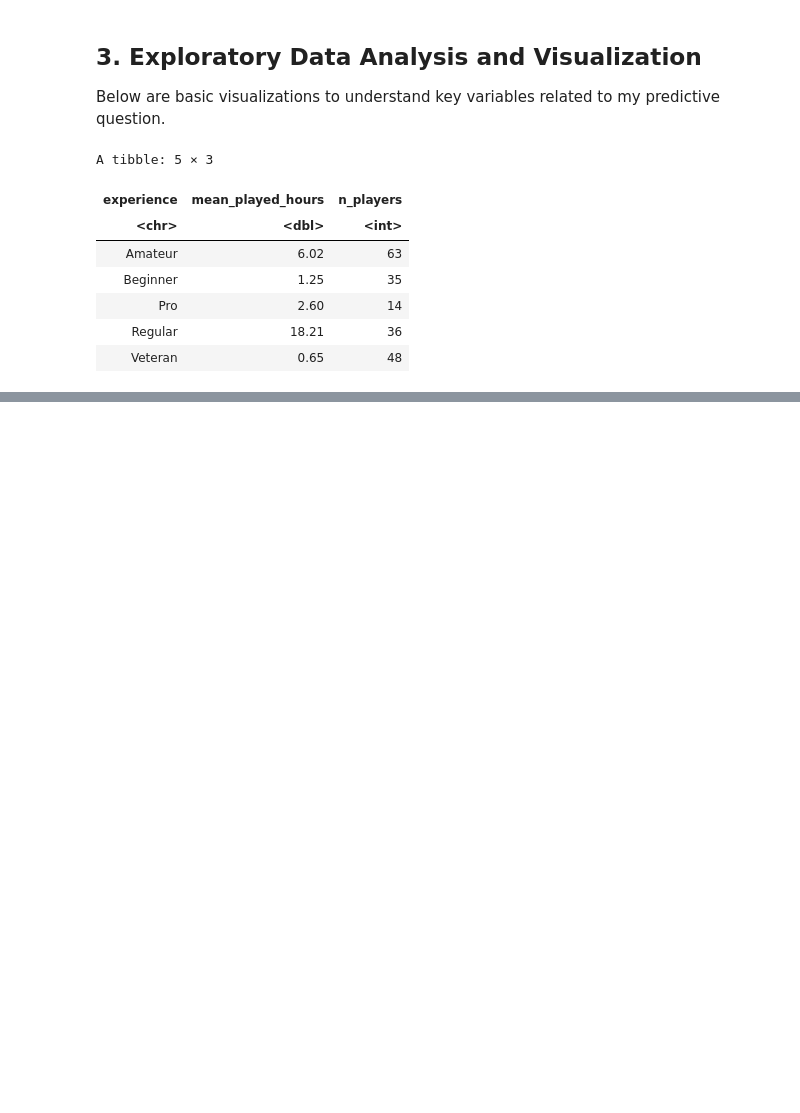
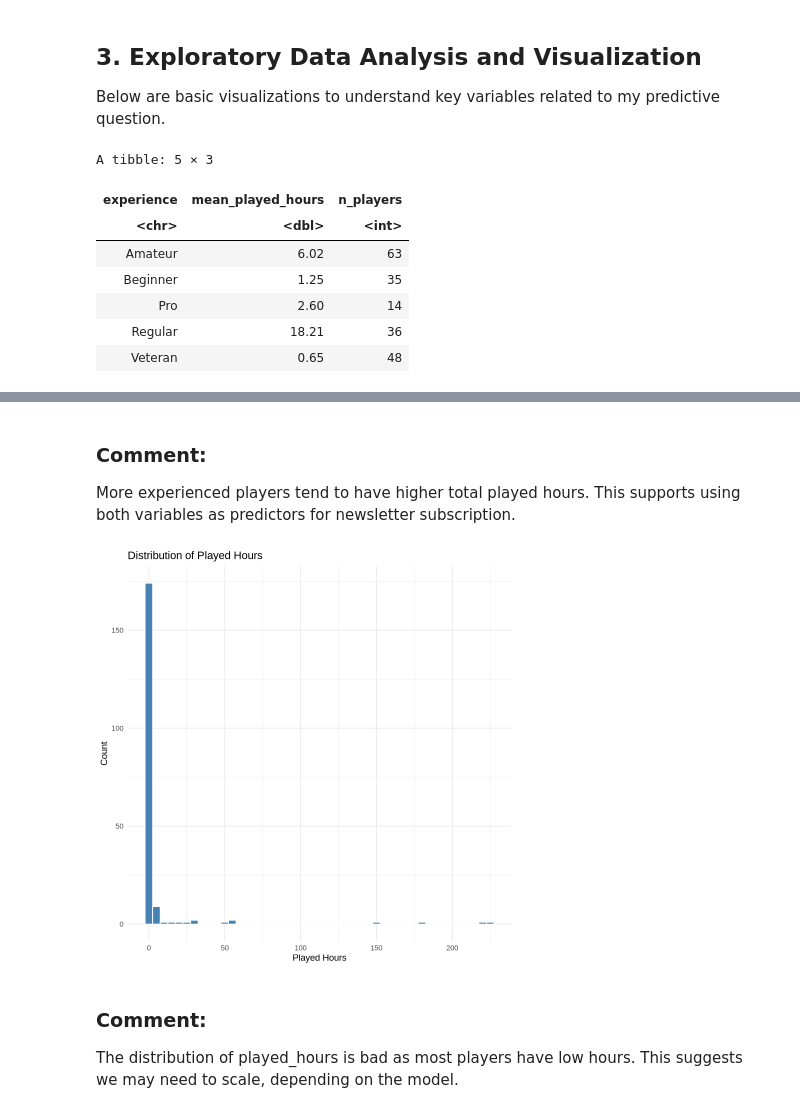
Before and after one commit to daniel-zouli/Dsci-100-Individual-Project, a Jupyter notebook: Dsci 100 Individual.ipynb, the cells around one changed output, grey strips where cells are left out. Cells and saved outputs as stored; diff of their text form; code cells hidden in the pictures; blank space fills up the shorter version.

```diff
--- a/Dsci 100 Individual.ipynb
+++ b/Dsci 100 Individual.ipynb
@@ -141,0 +154,13 @@ A tibble: 5 × 3
+# %% [markdown]
+### Comment:
+More experienced players tend to have higher total played hours. This supports using both variables as predictors for newsletter subscription.
+# %%
+ggplot(players, aes(x = played_hours)) +
+  geom_histogram(binwidth = 5, fill = "steelblue", color = "white") +
+  labs(title = "Distribution of Played Hours", x = "Played Hours", y = "Count") +
+  theme_minimal()
+# %% [output]
+[figure, added]
+# %% [markdown]
+### Comment:
+The distribution of played_hours is bad as most players have low hours. This suggests we may need to scale, depending on the model.
```
Also changed, not shown: parts of 4 cells of this notebook.
